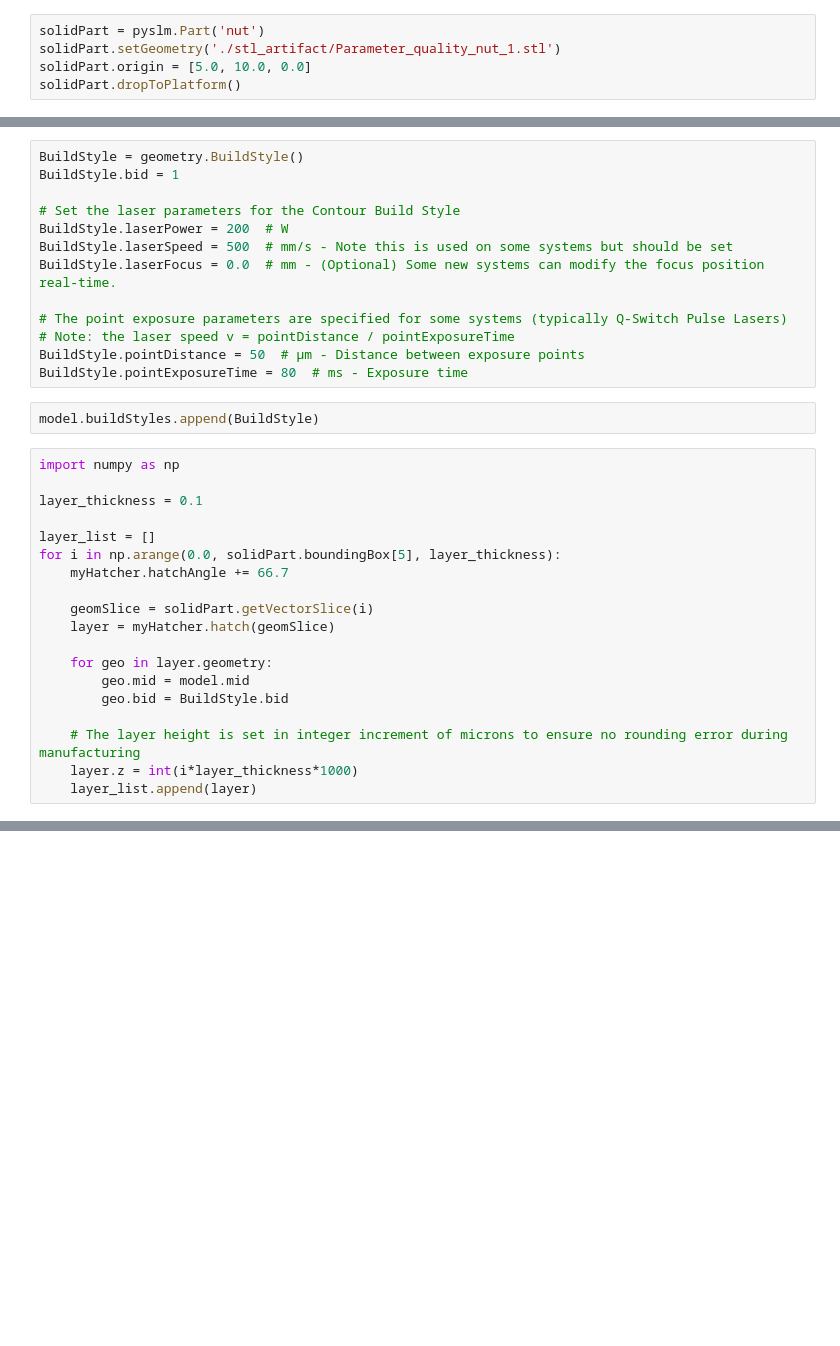
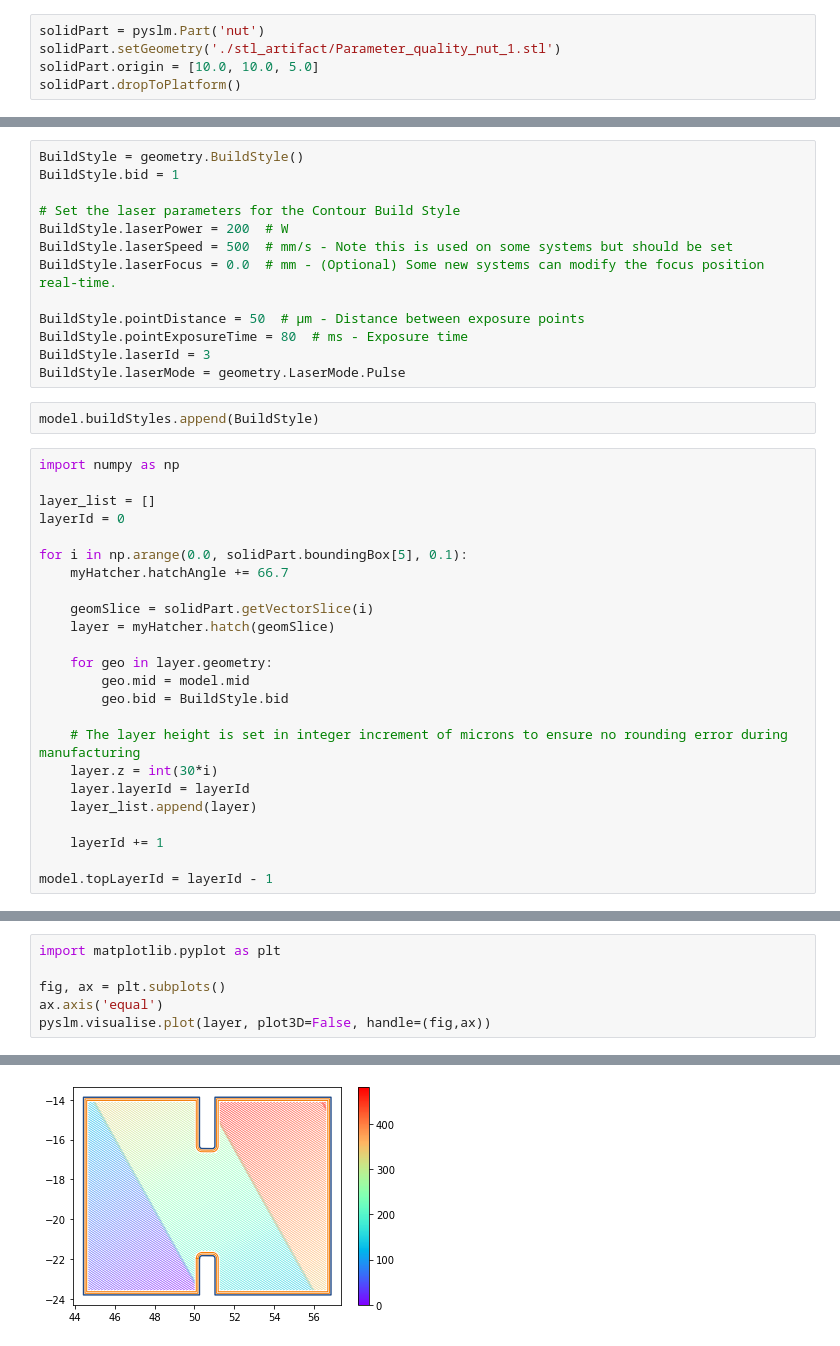
Before and after one commit to rockandsalt/quick_prototype_slm, a Jupyter notebook: basic_slicing.ipynb, the cells around one changed output, grey strips where cells are left out. Drawn from its saved outputs; the diff is of its cells as text; blank space fills up the shorter version.

```diff
--- a/basic_slicing.ipynb
+++ b/basic_slicing.ipynb
@@ -8,7 +8,7 @@ from pyslm import geometry
 # %%
 solidPart = pyslm.Part('nut')
 solidPart.setGeometry('./stl_artifact/Parameter_quality_nut_1.stl')
-solidPart.origin = [5.0, 10.0, 0.0]
+solidPart.origin = [10.0, 10.0, 5.0]
 solidPart.dropToPlatform()
 # %% [output]
 Geometry information <nut> - [./stl_artifact/Parameter_quality_nut_1.stl]
@@ -45,19 +45,19 @@ BuildStyle.laserPower = 200  # W
 BuildStyle.laserSpeed = 500  # mm/s - Note this is used on some systems but should be set
 BuildStyle.laserFocus = 0.0  # mm - (Optional) Some new systems can modify the focus position real-time.
 
-# The point exposure parameters are specified for some systems (typically Q-Switch Pulse Lasers)
-# Note: the laser speed v = pointDistance / pointExposureTime
 BuildStyle.pointDistance = 50  # μm - Distance between exposure points
 BuildStyle.pointExposureTime = 80  # ms - Exposure time
+BuildStyle.laserId = 3
+BuildStyle.laserMode = geometry.LaserMode.Pulse
 # %%
 model.buildStyles.append(BuildStyle)
 # %%
 import numpy as np
 
-layer_thickness = 0.1
+layer_list = []
+layerId = 0
 
-layer_list = []
-for i in np.arange(0.0, solidPart.boundingBox[5], layer_thickness):
+for i in np.arange(0.0, solidPart.boundingBox[5], 0.1):
     myHatcher.hatchAngle += 66.7
 
     geomSlice = solidPart.getVectorSlice(i)
@@ -68,7 +68,12 @@ for i in np.arange(0.0, solidPart.boundingBox[5], layer_thickness):
         geo.bid = BuildStyle.bid
 
     # The layer height is set in integer increment of microns to ensure no rounding error during manufacturing
-    layer.z = int(i*layer_thickness*1000)
+    layer.z = int(30*i)
+    layer.layerId = layerId
     layer_list.append(layer)
+
+    layerId += 1
+
+model.topLayerId = layerId - 1
 # %% [output]
 Updating Document Object Geometry Representation
@@ -90,0 +100,7 @@ bounding box bbox [ 39.67   -23.5547  51.61   -14.1153]
+# %%
+import matplotlib.pyplot as plt
+
+fig, ax = plt.subplots()
+ax.axis('equal')
+pyslm.visualise.plot(layer, plot3D=False, handle=(fig,ax))
+# %% [output]
@@ -91,2 +108,3 @@ bounding box bbox [ 39.67   -23.5547  51.61   -14.1153]
+[figure, added]
 # %%
 export_mtt = mtt.Writer()
```
Also changed, not shown: parts of 8 cells of this notebook, 2 other files.
